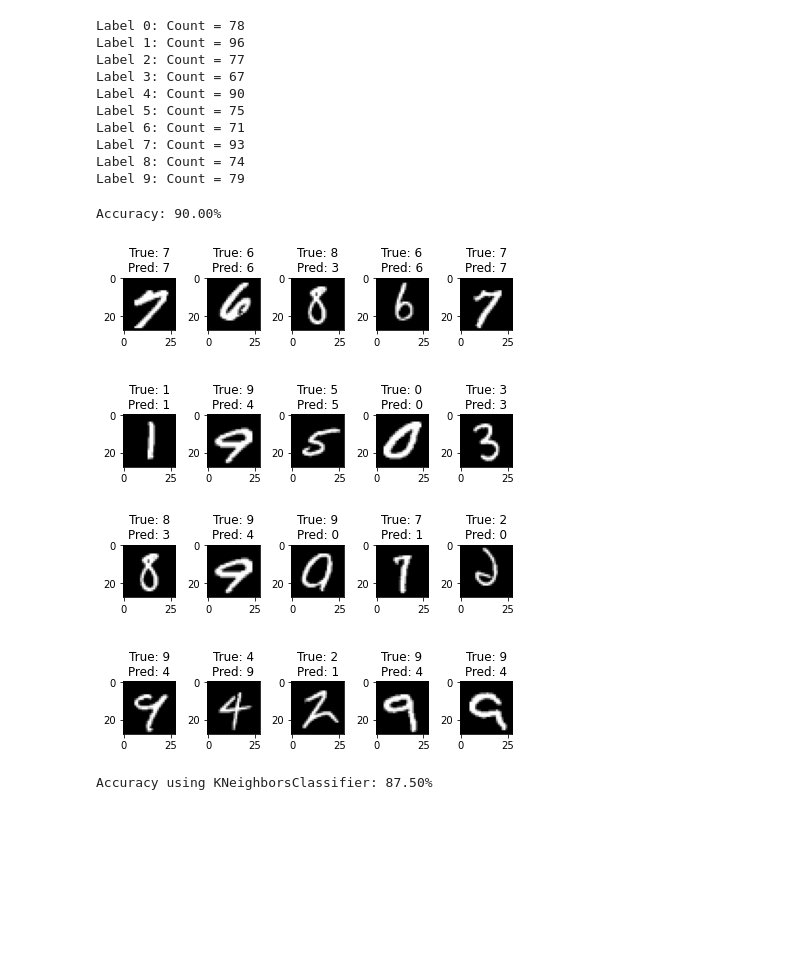
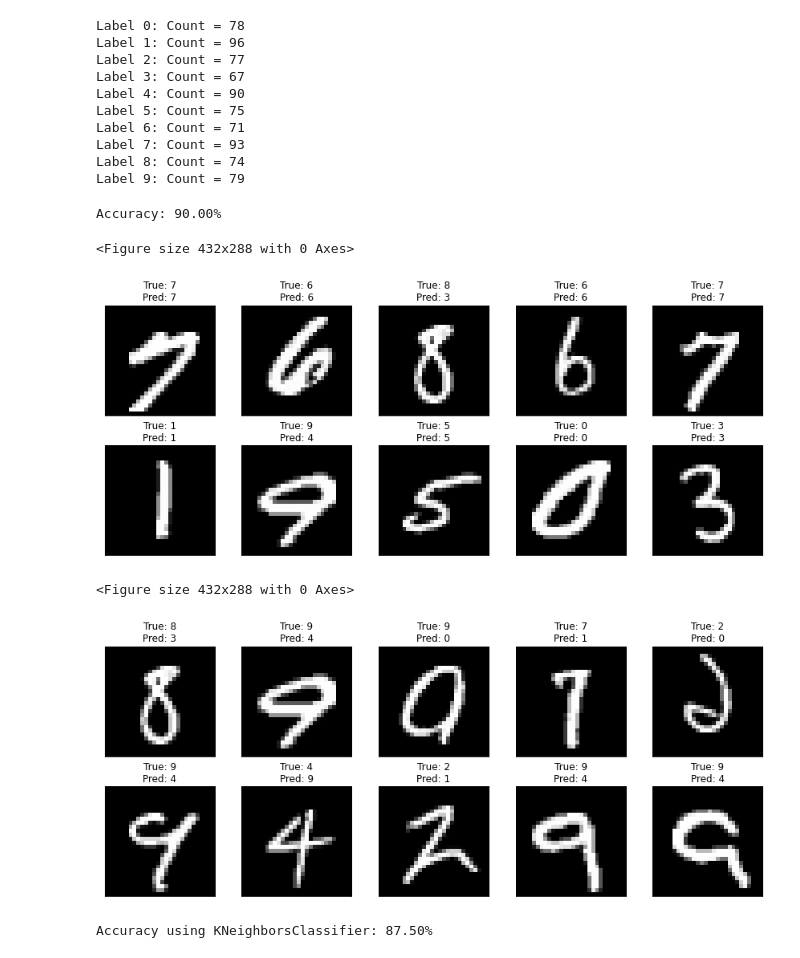
Before and after one commit to MF-Jiang/Handwritten-Digit-Recognition, a Jupyter notebook: HandWritten_KNN_and_Cross_Validation.ipynb, the cells around one changed output. Cells and saved outputs as stored; diff of their text form; code cells hidden in the pictures; blank space fills up the shorter version.

```diff
--- a/HandWritten_KNN_and_Cross_Validation.ipynb
+++ b/HandWritten_KNN_and_Cross_Validation.ipynb
@@ -144,35 +144,43 @@ predicted_labels = predicted_labels.astype(int)
 accuracy = accuracy_score(y_test, predicted_labels)
 print(f"Accuracy: {accuracy * 100:.2f}%")
 
+plt.figure()
+plt.figure(figsize=(12, 5))
 for i in range(10):
     sample = X_test[i]
     sample_image = sample.reshape(28, 28)
     predicted_label = predicted_labels[i]
 
     plt.subplot(2, 5, i + 1)
     plt.imshow(sample_image, cmap='gray')
     plt.title(f"True: {y_test[i]}\nPred: {predicted_label}")
+    plt.xticks([]), plt.yticks([])
 
 plt.tight_layout()
 plt.show()
 
+plt.figure()
+plt.figure(figsize=(12, 5))
 incorrect_indices = np.where(y_test != predicted_labels)[0][:10]
 for i in range(10):
     incorrect_index = incorrect_indices[i]
     sample = X_test[incorrect_index]
     sample_image = sample.reshape(28, 28)
     predicted_label = predicted_labels[incorrect_index]
 
     plt.subplot(2, 5, i + 1)
     plt.imshow(sample_image, cmap='gray')
     plt.title(f"True: {y_test[incorrect_index]}\nPred: {predicted_label}")
+    plt.xticks([]), plt.yticks([])
 
 plt.tight_layout()
 plt.show()
 # %% [output]
 Accuracy: 90.00%
+<Figure size 432x288 with 0 Axes>
-[figure, old version]
+[figure, new version]
+<Figure size 432x288 with 0 Axes>
-[figure, old version]
+[figure, new version]
 # %%
 from sklearn.neighbors import KNeighborsClassifier
 from sklearn.metrics import accuracy_score
```
Also changed, not shown: 5 other files.
